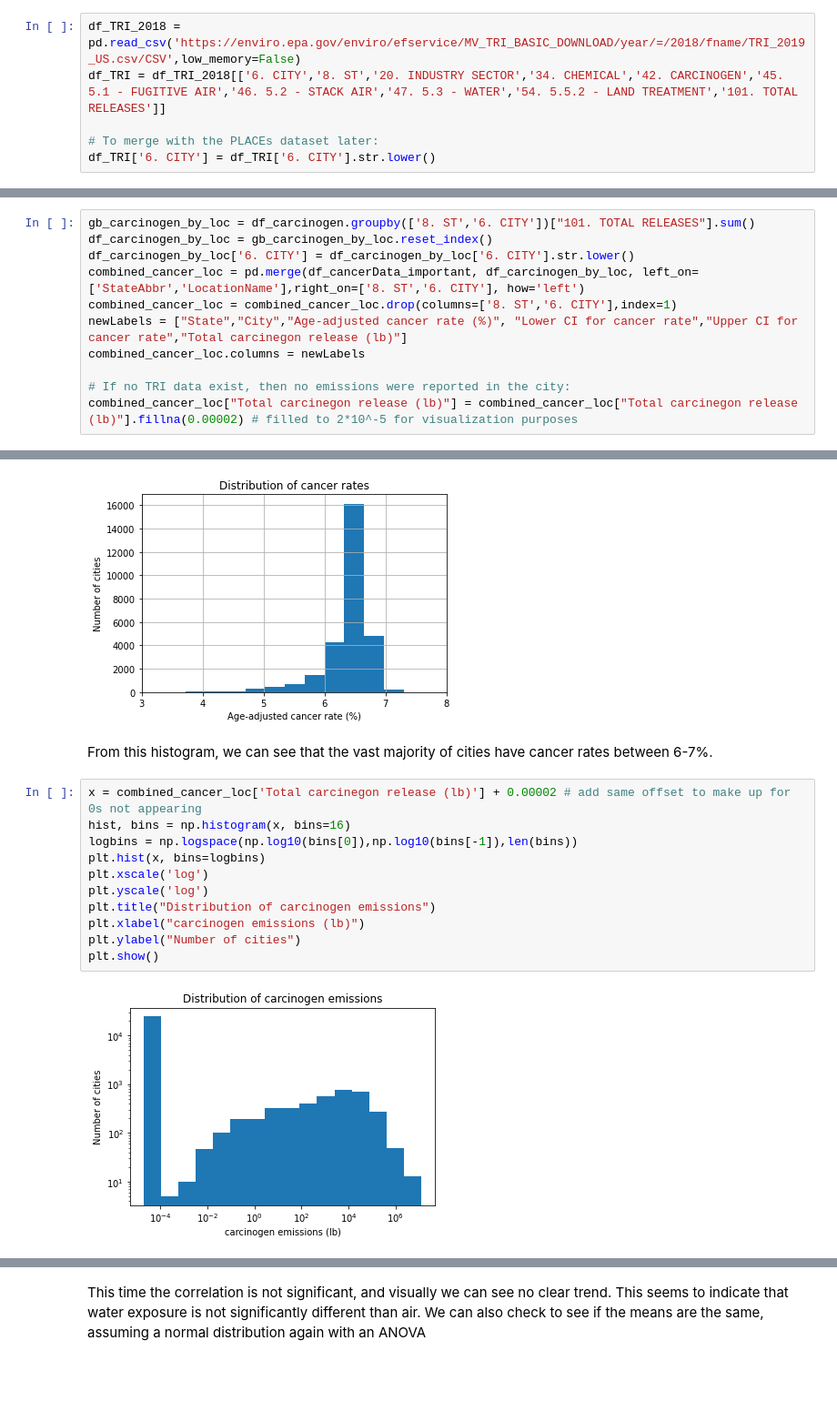
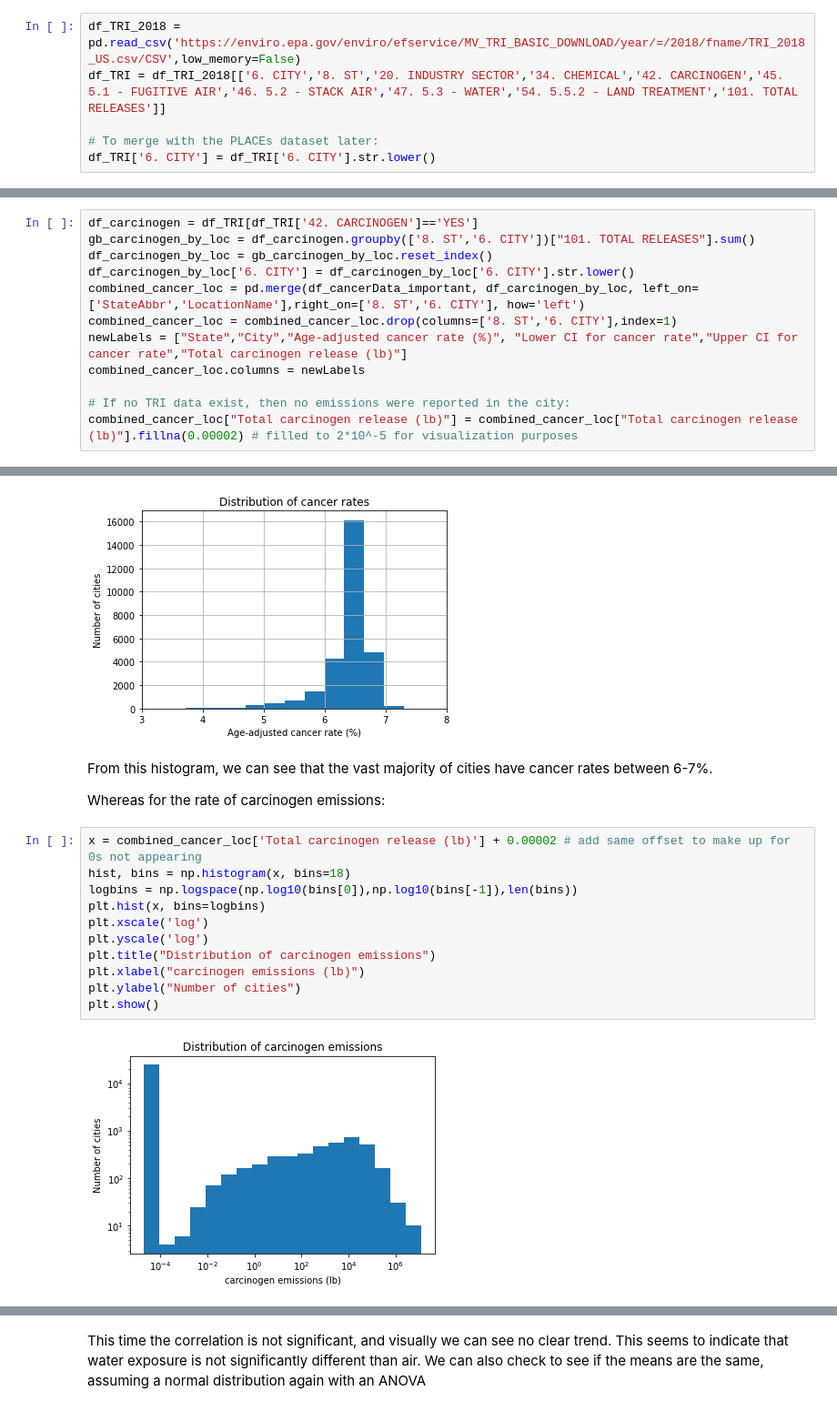
Before and after one commit to matthewueckermann/CISC367Final, a Jupyter notebook: cleanNotebook.ipynb, the cells around one changed output, grey strips where cells are left out. Shown: that part at 91% size. Cells and saved outputs as stored; diff of their text form; blank space fills up the shorter version.

```diff
--- a/cleanNotebook.ipynb
+++ b/cleanNotebook.ipynb
@@ -142,7 +89,7 @@ df_asthmaData_important['LocationName']= df_asthmaData_important['LocationName']
 # %% [markdown]
 Can access the TRI from the web, as loading does not take too long:
 # %%
-df_TRI_2018 = pd.read_csv('https://enviro.epa.gov/enviro/efservice/MV_TRI_BASIC_DOWNLOAD/year/=/2018/fname/TRI_2019_US.csv/CSV',low_memory=False)
+df_TRI_2018 = pd.read_csv('https://enviro.epa.gov/enviro/efservice/MV_TRI_BASIC_DOWNLOAD/year/=/2018/fname/TRI_2018_US.csv/CSV',low_memory=False)
 df_TRI = df_TRI_2018[['6. CITY','8. ST','20. INDUSTRY SECTOR','34. CHEMICAL','42. CARCINOGEN','45. 5.1 - FUGITIVE AIR','46. 5.2 - STACK AIR','47. 5.3 - WATER','54. 5.5.2 - LAND TREATMENT','101. TOTAL RELEASES']]
 
 # To merge with the PLACEs dataset later:
@@ -157,12 +101,13 @@ Starting with overall carcinogen emissions by location:
 # %%
+df_carcinogen = df_TRI[df_TRI['42. CARCINOGEN']=='YES']
 gb_carcinogen_by_loc = df_carcinogen.groupby(['8. ST','6. CITY'])["101. TOTAL RELEASES"].sum()
 df_carcinogen_by_loc = gb_carcinogen_by_loc.reset_index()
 df_carcinogen_by_loc['6. CITY'] = df_carcinogen_by_loc['6. CITY'].str.lower()
 combined_cancer_loc = pd.merge(df_cancerData_important, df_carcinogen_by_loc, left_on=['StateAbbr','LocationName'],right_on=['8. ST','6. CITY'], how='left')
 combined_cancer_loc = combined_cancer_loc.drop(columns=['8. ST','6. CITY'],index=1)
-newLabels = ["State","City","Age-adjusted cancer rate (%)", "Lower CI for cancer rate","Upper CI for cancer rate","Total carcinegon release (lb)"]
+newLabels = ["State","City","Age-adjusted cancer rate (%)", "Lower CI for cancer rate","Upper CI for cancer rate","Total carcinogen release (lb)"]
 combined_cancer_loc.columns = newLabels
 
 # If no TRI data exist, then no emissions were reported in the city:
-combined_cancer_loc["Total carcinegon release (lb)"] = combined_cancer_loc["Total carcinegon release (lb)"].fillna(0.00002) # filled to 2*10^-5 for visualization purposes
+combined_cancer_loc["Total carcinogen release (lb)"] = combined_cancer_loc["Total carcinogen release (lb)"].fillna(0.00002) # filled to 2*10^-5 for visualization purposes
 # %% [markdown]
@@ -178,17 +125,19 @@ plt.show()
 [figure]
 # %% [markdown]
 From this histogram, we can see that the vast majority of cities have cancer rates between 6-7%.
+
+Whereas for the rate of carcinogen emissions:
 # %%
-x = combined_cancer_loc['Total carcinegon release (lb)'] + 0.00002 # add same offset to make up for 0s not appearing
-hist, bins = np.histogram(x, bins=16)
+x = combined_cancer_loc['Total carcinogen release (lb)'] + 0.00002 # add same offset to make up for 0s not appearing
+hist, bins = np.histogram(x, bins=18)
 logbins = np.logspace(np.log10(bins[0]),np.log10(bins[-1]),len(bins))
 plt.hist(x, bins=logbins)
 plt.xscale('log')
 plt.yscale('log')
 plt.title("Distribution of carcinogen emissions")
 plt.xlabel("carcinogen emissions (lb)")
 plt.ylabel("Number of cities")
 plt.show()
 # %% [output]
-[figure, old version]
+[figure, new version]
 # %% [markdown]
```
Also changed, not shown: parts of 43 cells of this notebook, 1 other file.
